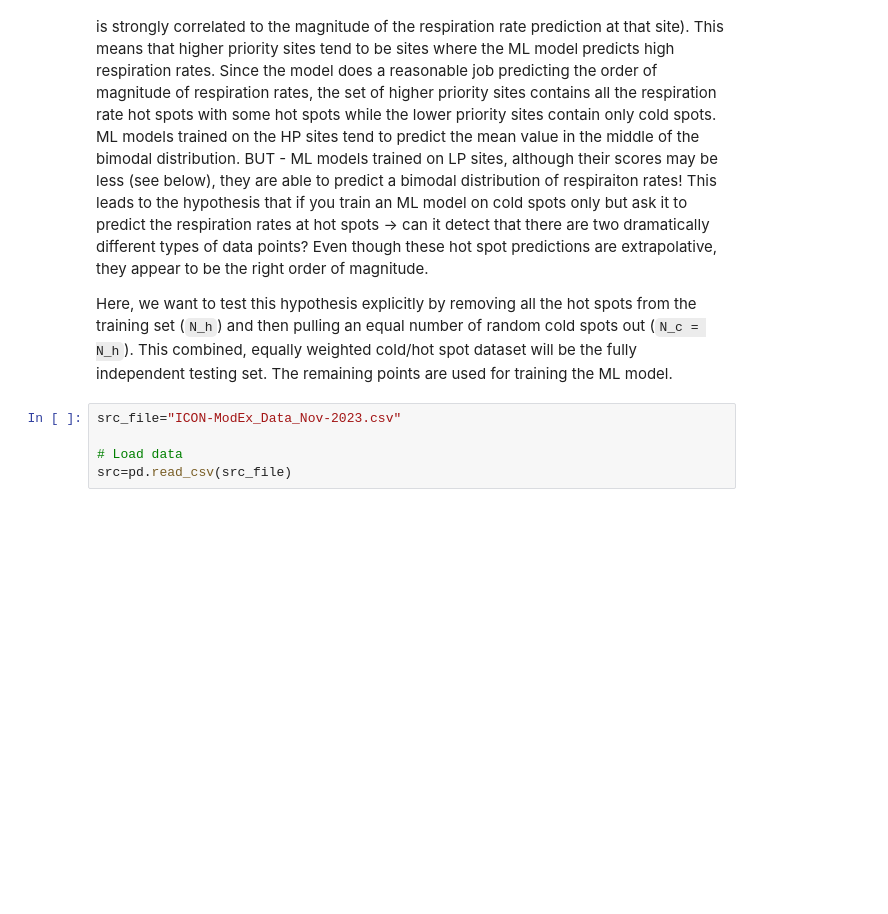
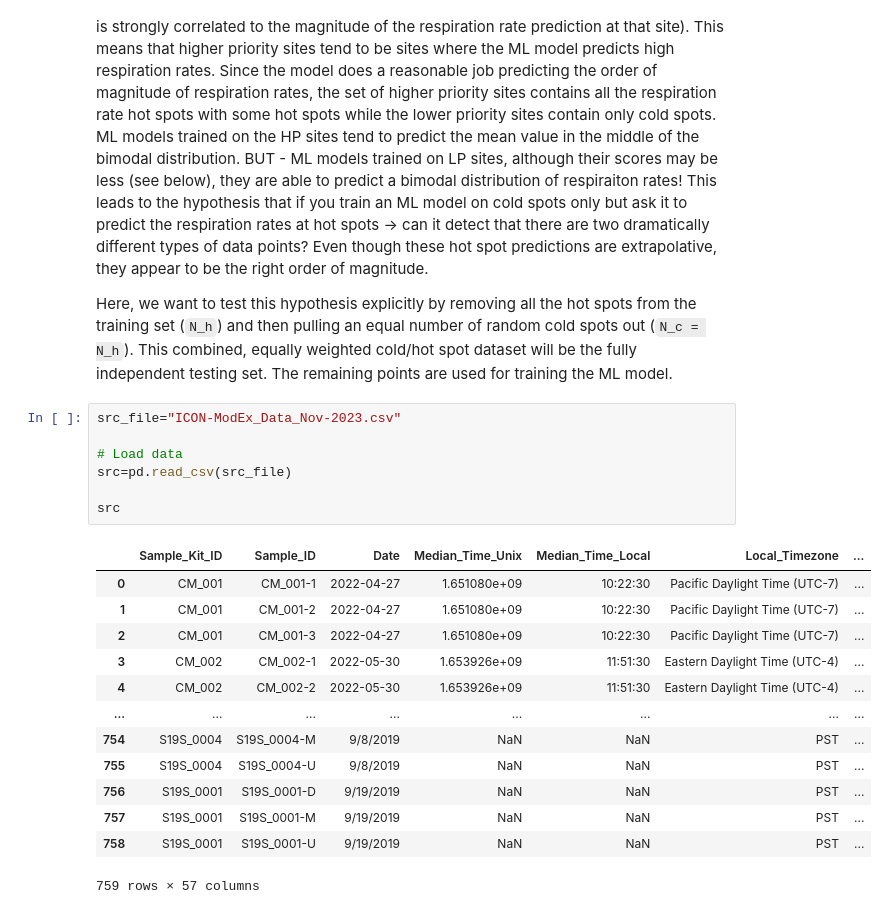
Before and after one commit to parallelworks/dynamic-learning-rivers, a Jupyter notebook: examples/ModEx_reproducibility/get_cold_and_hot_spot_sites.ipynb, the cells around one changed output. Drawn from its saved outputs; the diff is of its cells as text; blank space fills up the shorter version.

```diff
--- a/examples/ModEx_reproducibility/get_cold_and_hot_spot_sites.ipynb
+++ b/examples/ModEx_reproducibility/get_cold_and_hot_spot_sites.ipynb
@@ -19,5 +20,21 @@ Here, we want to test this hypothesis explicitly by removing all the hot spots f
 # %%
 src_file="ICON-ModEx_Data_Nov-2023.csv"
 
 # Load data
 src=pd.read_csv(src_file)
+
+src
+# %% [output]
+|  | Sample_Kit_ID | Sample_ID | Date | Median_Time_Unix | Median_Time_Local | Local_Timezone | ... |
+| 0 | CM_001 | CM_001-1 | 2022-04-27 | 1.651080e+09 | 10:22:30 | Pacific Daylight Time (UTC-7) | ... |
+| 1 | CM_001 | CM_001-2 | 2022-04-27 | 1.651080e+09 | 10:22:30 | Pacific Daylight Time (UTC-7) | ... |
+| 2 | CM_001 | CM_001-3 | 2022-04-27 | 1.651080e+09 | 10:22:30 | Pacific Daylight Time (UTC-7) | ... |
+| 3 | CM_002 | CM_002-1 | 2022-05-30 | 1.653926e+09 | 11:51:30 | Eastern Daylight Time (UTC-4) | ... |
+| 4 | CM_002 | CM_002-2 | 2022-05-30 | 1.653926e+09 | 11:51:30 | Eastern Daylight Time (UTC-4) | ... |
+| ... | ... | ... | ... | ... | ... | ... | ... |
+| 754 | S19S_0004 | S19S_0004-M | 9/8/2019 | NaN | NaN | PST | ... |
+| 755 | S19S_0004 | S19S_0004-U | 9/8/2019 | NaN | NaN | PST | ... |
+| 756 | S19S_0001 | S19S_0001-D | 9/19/2019 | NaN | NaN | PST | ... |
+| 757 | S19S_0001 | S19S_0001-M | 9/19/2019 | NaN | NaN | PST | ... |
+| 758 | S19S_0001 | S19S_0001-U | 9/19/2019 | NaN | NaN | PST | ... |
+759 rows × 57 columns
```
Also changed, not shown: parts of 9 cells of this notebook, 3 other files.
